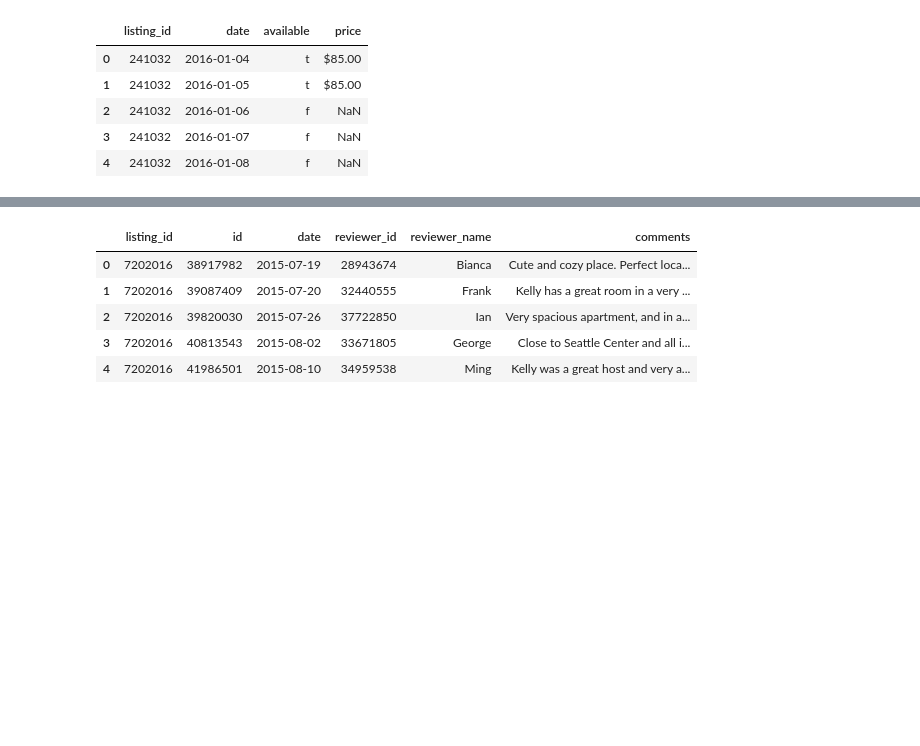
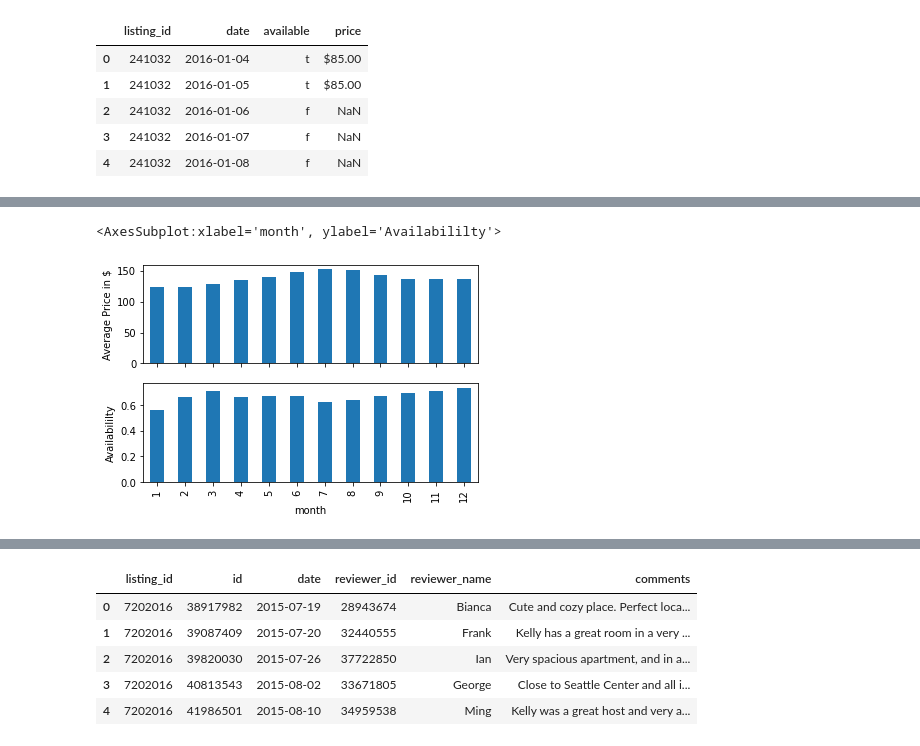
Before and after one commit to nikoladjor/Udacity_Seattle_Airbnb, a Jupyter notebook: Seattle_Airbnb.ipynb, the cells around one changed output, grey strips where cells are left out. Cells and saved outputs as stored; diff of their text form; code cells hidden in the pictures; blank space fills up the shorter version.

```diff
--- a/Seattle_Airbnb.ipynb
+++ b/Seattle_Airbnb.ipynb
@@ -22,5 +19,5 @@ os.listdir('./data/kaggle_seattle_airbnb_2017/')
 # %%
-data_path = r'./data/kaggle_seattle_airbnb/'
+data_path = r'./data/kaggle_seattle_airbnb_2017/'
 
 
 calendar_df = pd.read_csv(data_path + 'calendar.csv')
@@ -40,0 +61,12 @@ calendar_df.head()
+# %%
+# Use pandas to get the datetime
+tmp_date_fmt = pd.DatetimeIndex(calendar_df['date'])
+# tmp_day = tmp_date_fmt.day
+calendar_df['month'] = tmp_date_fmt.month
+calendar_df['year'] = tmp_date_fmt.year
+
+calendar_df['price'] = calendar_df['price'].apply( lambda x: np.float32(x.replace(',','').split('$')[1]) if type(x) == str else x )
+calendar_df['available'] = calendar_df['available'].apply( lambda x: True if x == 't' else False )
+
+
+calendar_df.head()
@@ -40,0 +96,8 @@ calendar_df.head()
+# %%
+perc_available = calendar_df[['month','price','available']].groupby('month').aggregate(np.nanmean)
+fig,ax = plt.subplots(nrows=2, sharex=True)
+perc_available.plot.bar(y='price',ax=ax[0],legend=False, ylabel='Average Price in $')
+perc_available.plot.bar(y='available',ax=ax[1],legend=False,ylabel='Availabililty')
+# %% [output]
+<AxesSubplot:xlabel='month', ylabel='Availabililty'>
+[figure, added]
```
Also changed, not shown: parts of 63 cells of this notebook, 1 other file.
